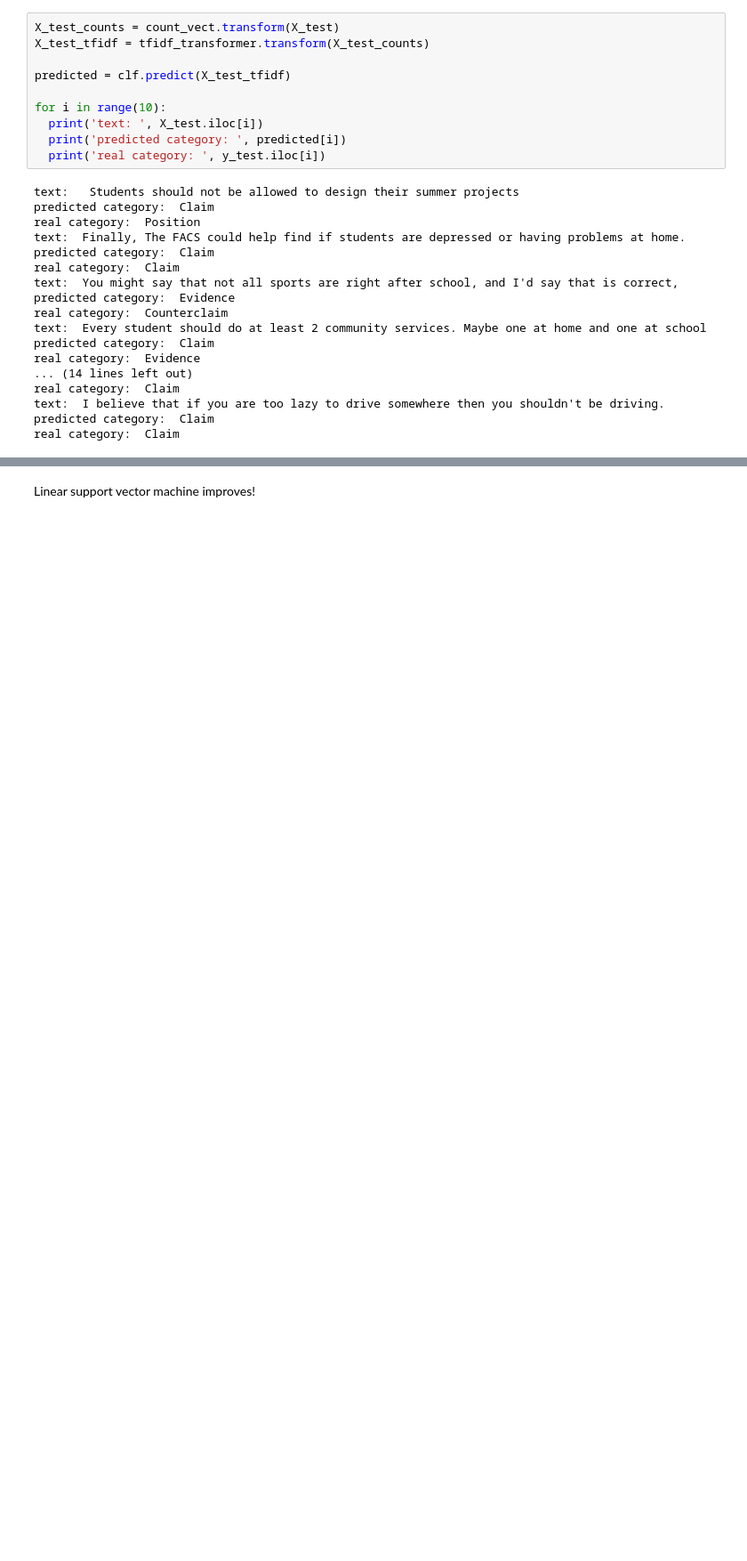
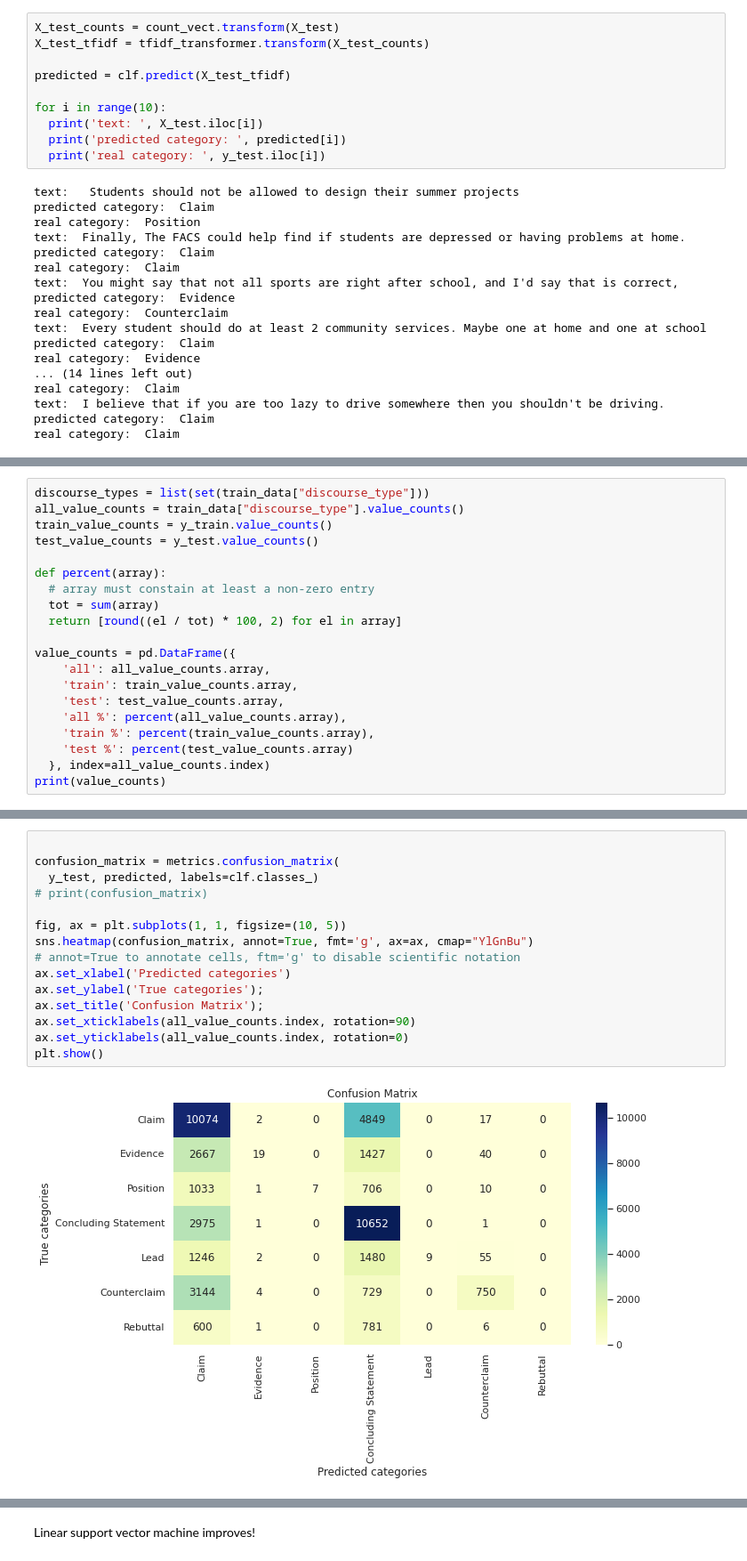
Before and after one commit to ValleyCrisps/Evaluating-Student-Writing, a Jupyter notebook: notebooks/naive_bayes.ipynb, the cells around one changed output, grey strips where cells are left out. Shown at 89% size. Saved outputs shown, nothing was run; the diff lists cells and outputs as text; blank space fills up the shorter version.

```diff
--- a/notebooks/naive_bayes.ipynb
+++ b/notebooks/naive_bayes.ipynb
@@ -159,0 +151,20 @@ Somehow the normalization steps (?) killed our most uncommon categories!
+# %%
+discourse_types = list(set(train_data["discourse_type"]))
+all_value_counts = train_data["discourse_type"].value_counts()
+train_value_counts = y_train.value_counts()
+test_value_counts = y_test.value_counts()
+
+def percent(array):
+  # array must constain at least a non-zero entry
+  tot = sum(array)
+  return [round((el / tot) * 100, 2) for el in array]
+
+value_counts = pd.DataFrame({
+    'all': all_value_counts.array,
+    'train': train_value_counts.array,
+    'test': test_value_counts.array,
+    'all %': percent(all_value_counts.array),
+    'train %': percent(train_value_counts.array),
+    'test %': percent(test_value_counts.array)
+  }, index=all_value_counts.index)
+print(value_counts)
@@ -159,0 +180,17 @@ Somehow the normalization steps (?) killed our most uncommon categories!
+# %%
+
+confusion_matrix = metrics.confusion_matrix(
+  y_test, predicted, labels=clf.classes_)
+# print(confusion_matrix)
+
+fig, ax = plt.subplots(1, 1, figsize=(10, 5))
+sns.heatmap(confusion_matrix, annot=True, fmt='g', ax=ax, cmap="YlGnBu")
+# annot=True to annotate cells, ftm='g' to disable scientific notation
+ax.set_xlabel('Predicted categories')
+ax.set_ylabel('True categories');
+ax.set_title('Confusion Matrix');
+ax.set_xticklabels(all_value_counts.index, rotation=90)
+ax.set_yticklabels(all_value_counts.index, rotation=0)
+plt.show()
+# %% [output]
+[figure, added]
```
Also changed, not shown: parts of 38 cells of this notebook, 1 other file.
